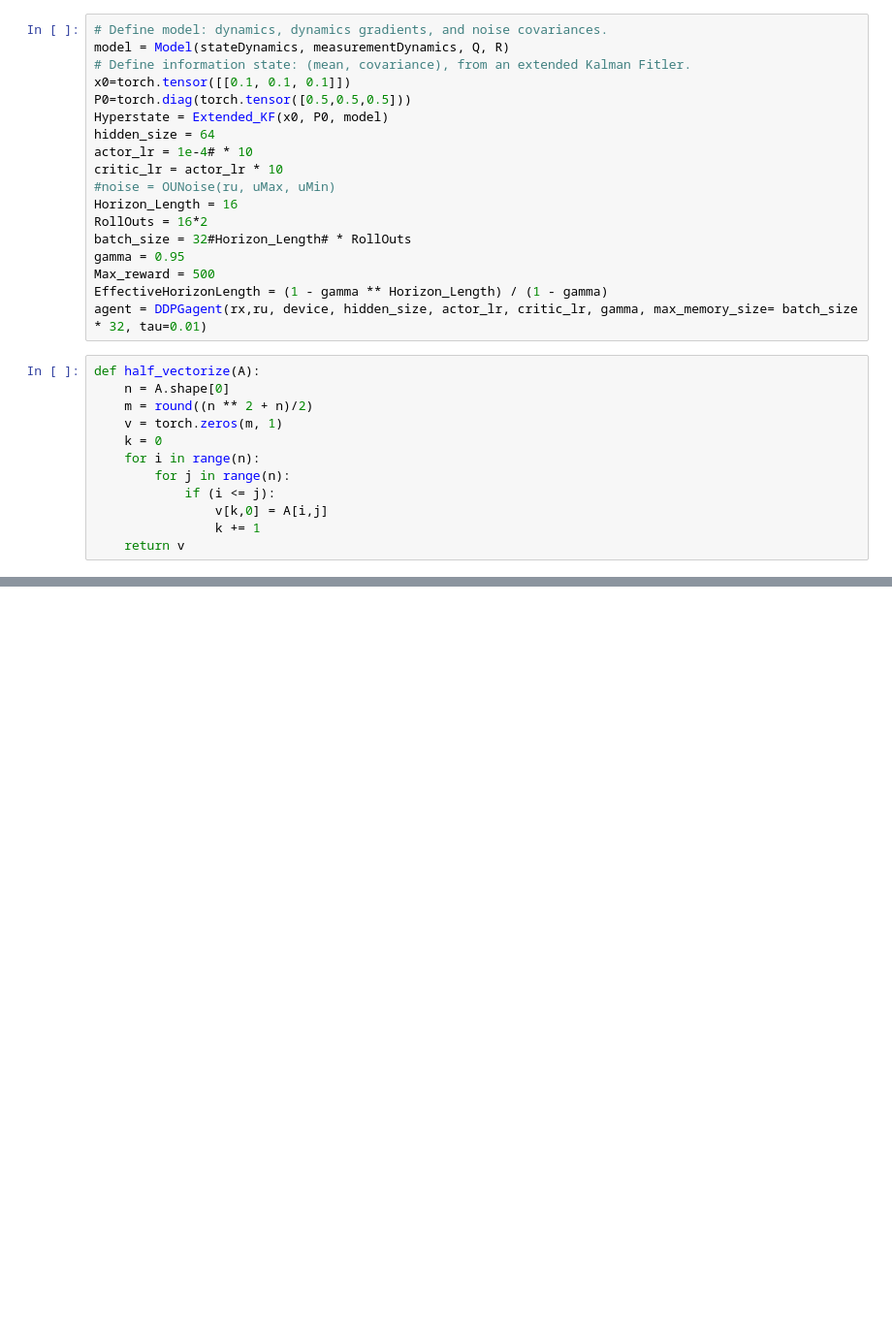
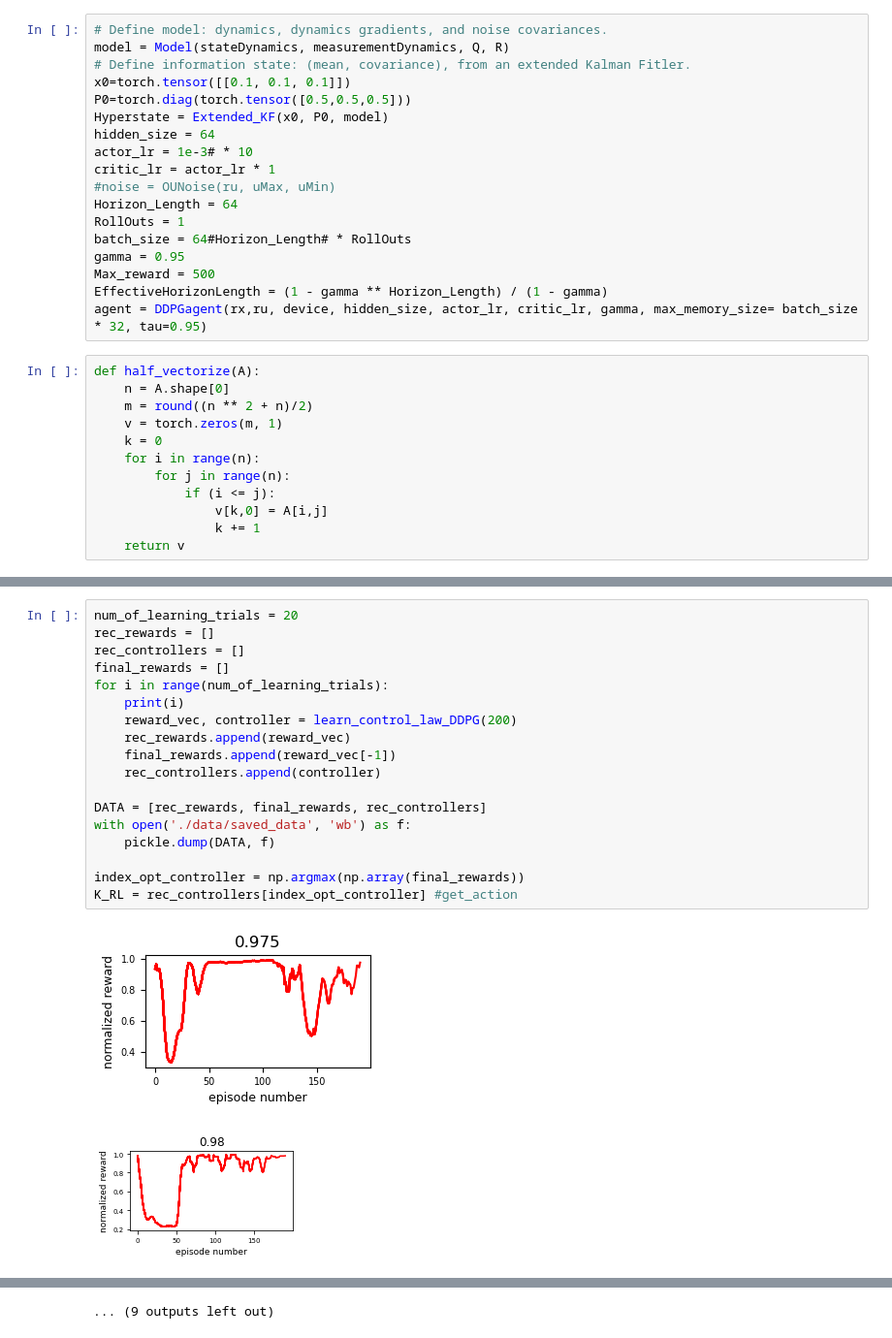
Before and after one commit to msramada/Active-Learning-Reinforcement-Learning, a Jupyter notebook: main.ipynb, the cells around one changed output, grey strips where cells are left out. Shown: that part at 97% size. Cells and saved outputs as stored; diff of their text form; blank space fills up the shorter version.

```diff
--- a/main.ipynb
+++ b/main.ipynb
@@ -33,16 +34,16 @@ x0=torch.tensor([[0.1, 0.1, 0.1]])
 P0=torch.diag(torch.tensor([0.5,0.5,0.5]))
 Hyperstate = Extended_KF(x0, P0, model)
 hidden_size = 64
-actor_lr = 1e-4# * 10
-critic_lr = actor_lr * 10
+actor_lr = 1e-3# * 10
+critic_lr = actor_lr * 1
 #noise = OUNoise(ru, uMax, uMin)
-Horizon_Length = 16
-RollOuts = 16*2
-batch_size = 32#Horizon_Length# * RollOuts
+Horizon_Length = 64
+RollOuts = 1
+batch_size = 64#Horizon_Length# * RollOuts
 gamma = 0.95
 Max_reward = 500
 EffectiveHorizonLength = (1 - gamma ** Horizon_Length) / (1 - gamma)
-agent = DDPGagent(rx,ru, device, hidden_size, actor_lr, critic_lr, gamma, max_memory_size= batch_size * 32, tau=0.01)
+agent = DDPGagent(rx,ru, device, hidden_size, actor_lr, critic_lr, gamma, max_memory_size= batch_size * 32, tau=0.95)
 # %%
 def half_vectorize(A):
     n = A.shape[0]
@@ -116,0 +121,21 @@ for episode in range(EpisodesNumber):
+# %%
+num_of_learning_trials = 20
+rec_rewards = []
+rec_controllers = []
+final_rewards = []
+for i in range(num_of_learning_trials):
+    print(i)
+    reward_vec, controller = learn_control_law_DDPG(200)
+    rec_rewards.append(reward_vec)
+    final_rewards.append(reward_vec[-1])
+    rec_controllers.append(controller)
+
+DATA = [rec_rewards, final_rewards, rec_controllers]
+with open('./data/saved_data', 'wb') as f:
+    pickle.dump(DATA, f)
+
+index_opt_controller = np.argmax(np.array(final_rewards))
+K_RL = rec_controllers[index_opt_controller] #get_action
+# %% [output]
+[figure, added]
+[figure, added]
@@ -116,0 +152 @@ for episode in range(EpisodesNumber):
+... (9 outputs left out)
```
Also changed, not shown: parts of 10 cells of this notebook, 17 other files.
